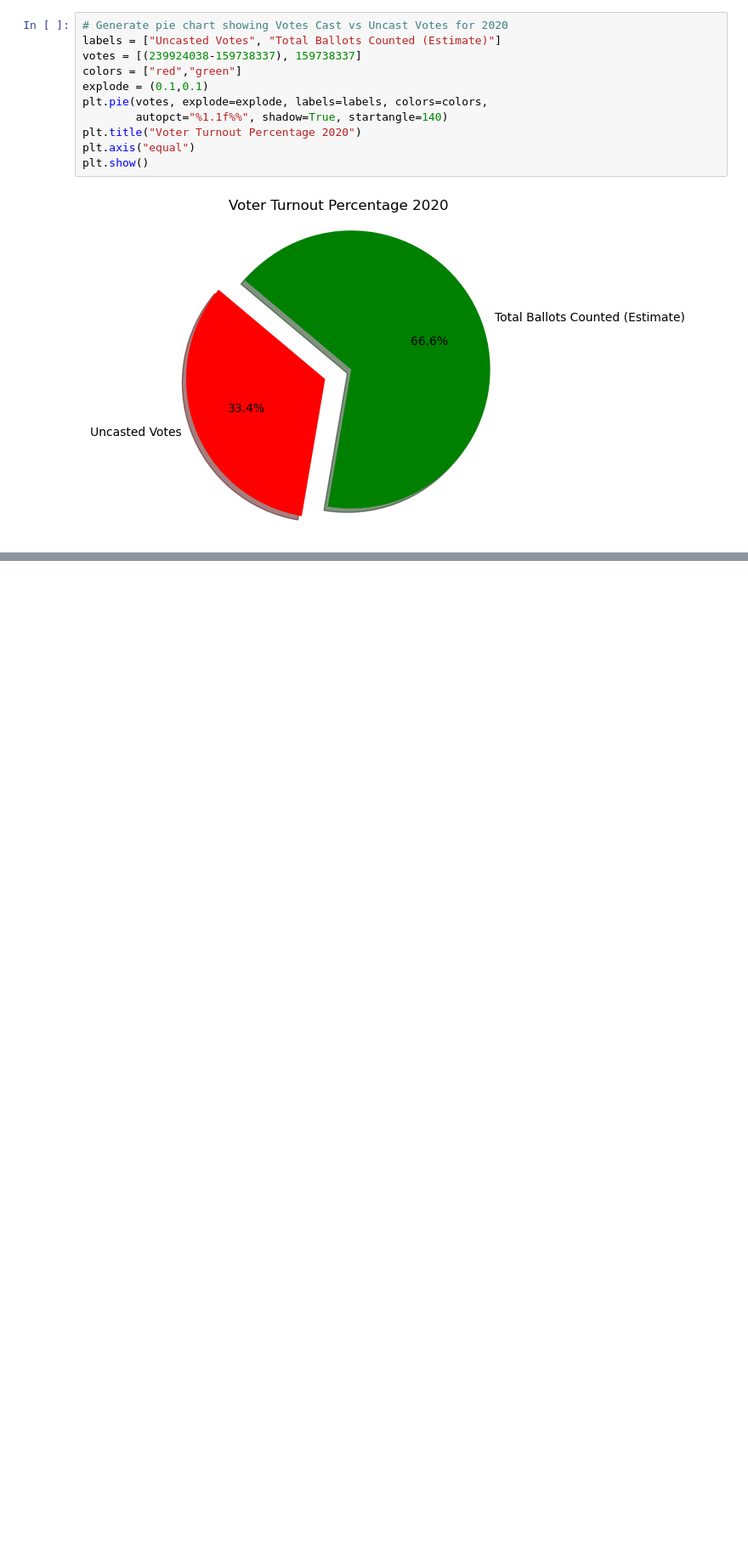
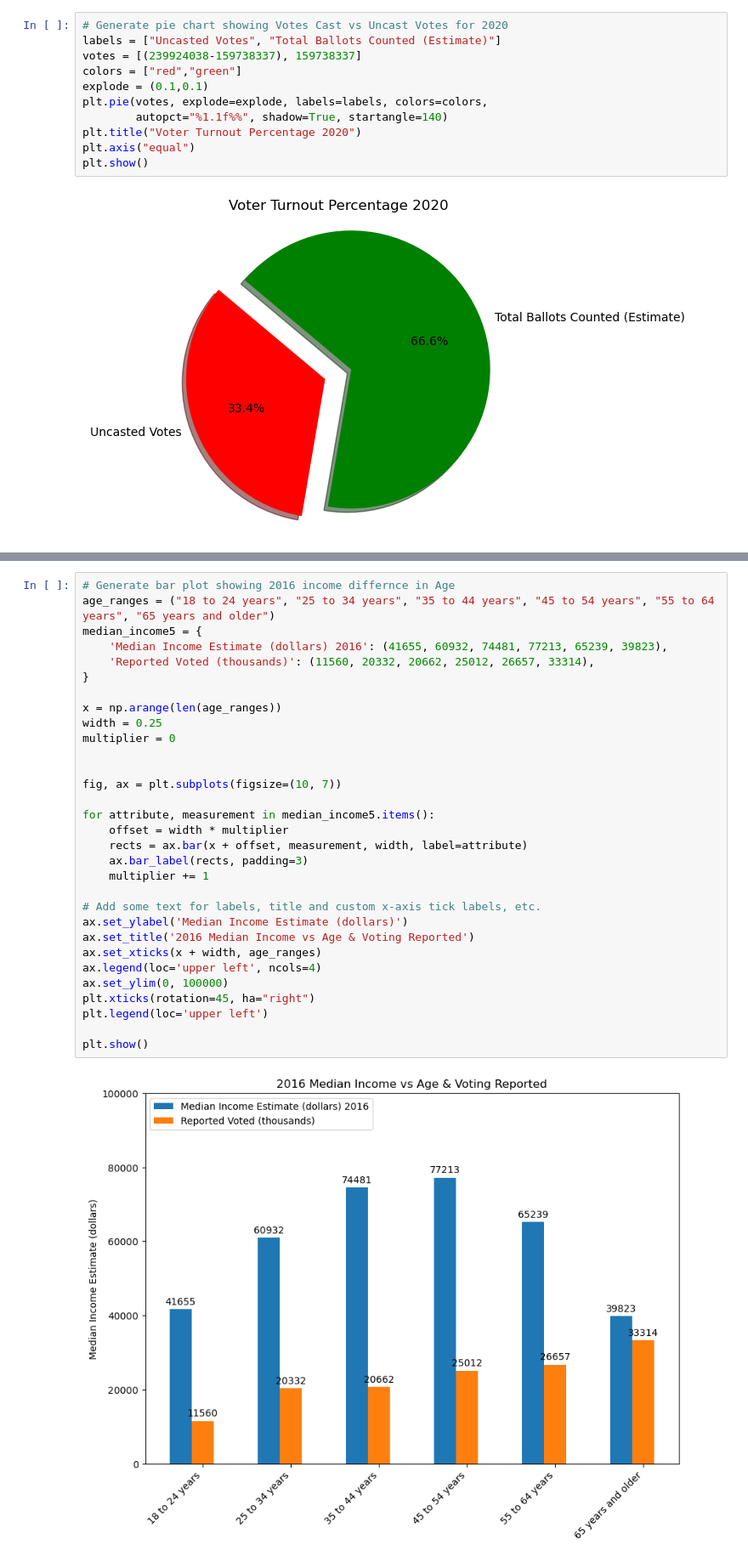
Before and after one commit to Sharkb8t/Project_1, a Jupyter notebook: Project_1.ipynb, the cells around one changed output, grey strips where cells are left out. Shown at 85% size. Drawn from its saved outputs; the diff is of its cells as text; blank space fills up the shorter version.

```diff
--- a/Project_1.ipynb
+++ b/Project_1.ipynb
@@ -409,0 +534,33 @@ plt.show()
+# %%
+# Generate bar plot showing 2016 income differnce in Age
+age_ranges = ("18 to 24 years", "25 to 34 years", "35 to 44 years", "45 to 54 years", "55 to 64 years", "65 years and older")
+median_income5 = {
+    'Median Income Estimate (dollars) 2016': (41655, 60932, 74481, 77213, 65239, 39823),
+    'Reported Voted (thousands)': (11560, 20332, 20662, 25012, 26657, 33314),
+}
+
+x = np.arange(len(age_ranges))
+width = 0.25
+multiplier = 0
+
+
+fig, ax = plt.subplots(figsize=(10, 7))
+
+for attribute, measurement in median_income5.items():
+    offset = width * multiplier
+    rects = ax.bar(x + offset, measurement, width, label=attribute)
+    ax.bar_label(rects, padding=3)
+    multiplier += 1
+
+# Add some text for labels, title and custom x-axis tick labels, etc.
+ax.set_ylabel('Median Income Estimate (dollars)')
+ax.set_title('2016 Median Income vs Age & Voting Reported')
+ax.set_xticks(x + width, age_ranges)
+ax.legend(loc='upper left', ncols=4)
+ax.set_ylim(0, 100000)
+plt.xticks(rotation=45, ha="right")
+plt.legend(loc='upper left')
+
+plt.show()
+# %% [output]
+[figure, added]
```
Also changed, not shown: parts of 16 cells of this notebook.
